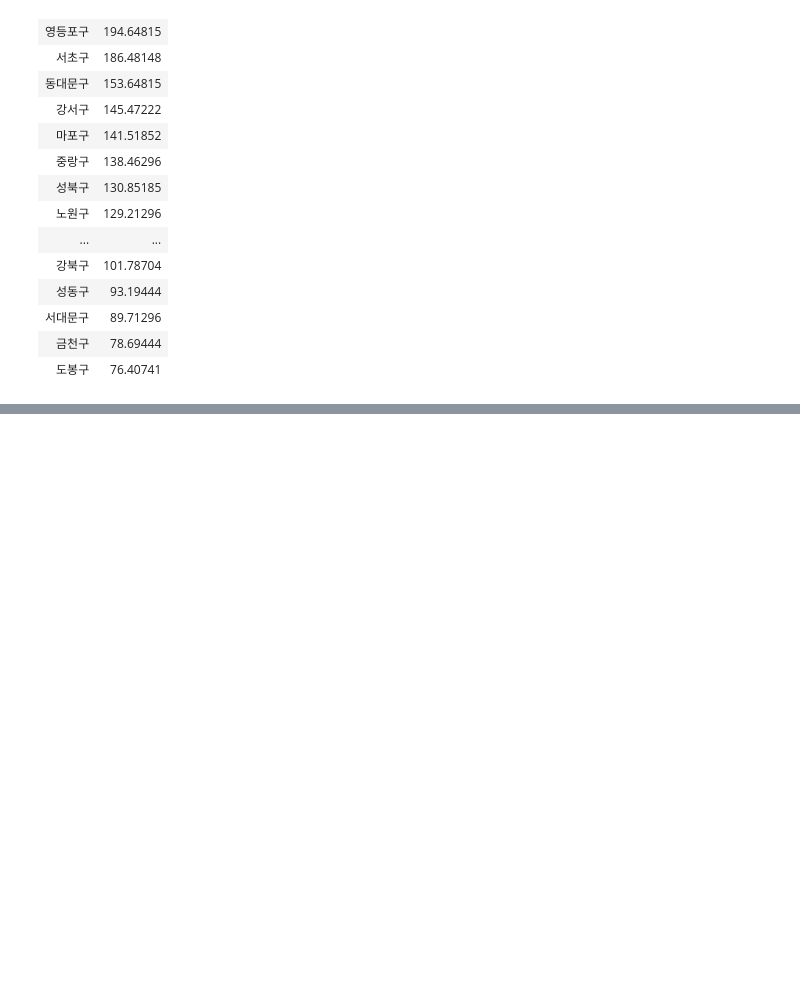
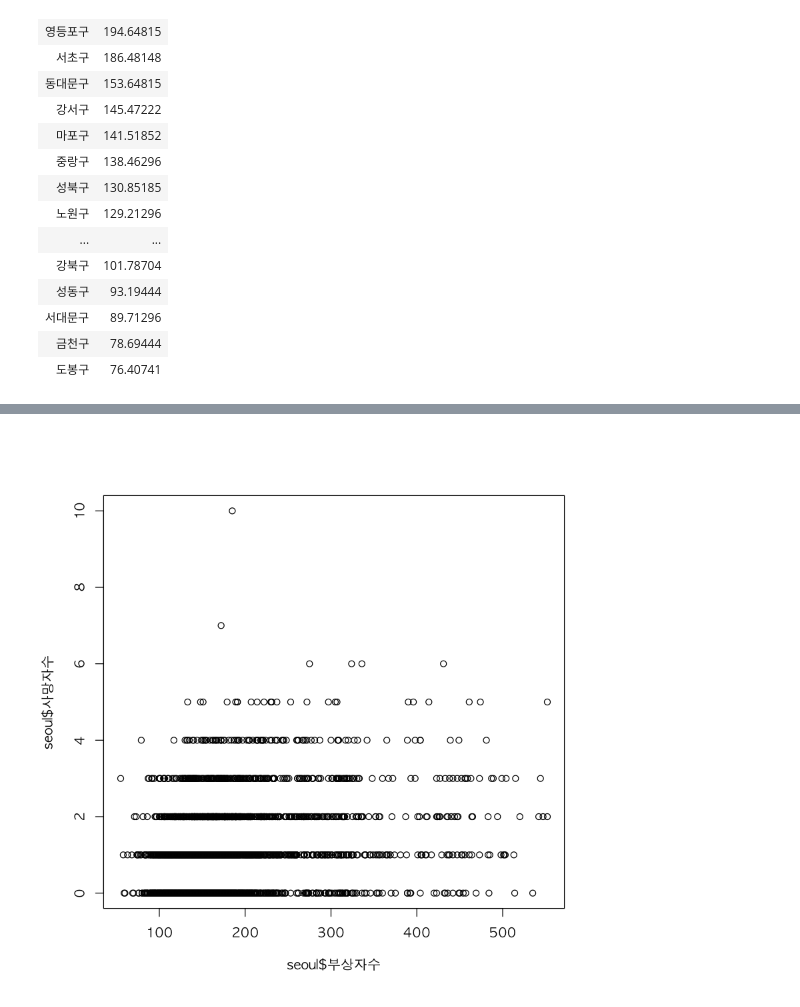
Before and after one commit to hyeopyi/R_Study, a Jupyter notebook: 08.파일 입출력.ipynb, the cells around one changed output, grey strips where cells are left out. Saved outputs shown, nothing was run; the diff lists cells and outputs as text; code cells hidden in the pictures; blank space fills up the shorter version.

```diff
--- a/08.파일 입출력.ipynb
+++ b/08.파일 입출력.ipynb
@@ -612,0 +733,5 @@ arrange(regionAcc.mean, desc(발생건수))
+# %%
+par(family = "AppleGothic")
+plot(seoul$부상자수, seoul$사망자수)
+# %% [output]
+[figure, added]
```
Also changed, not shown: parts of 22 cells of this notebook, 16 other files.
